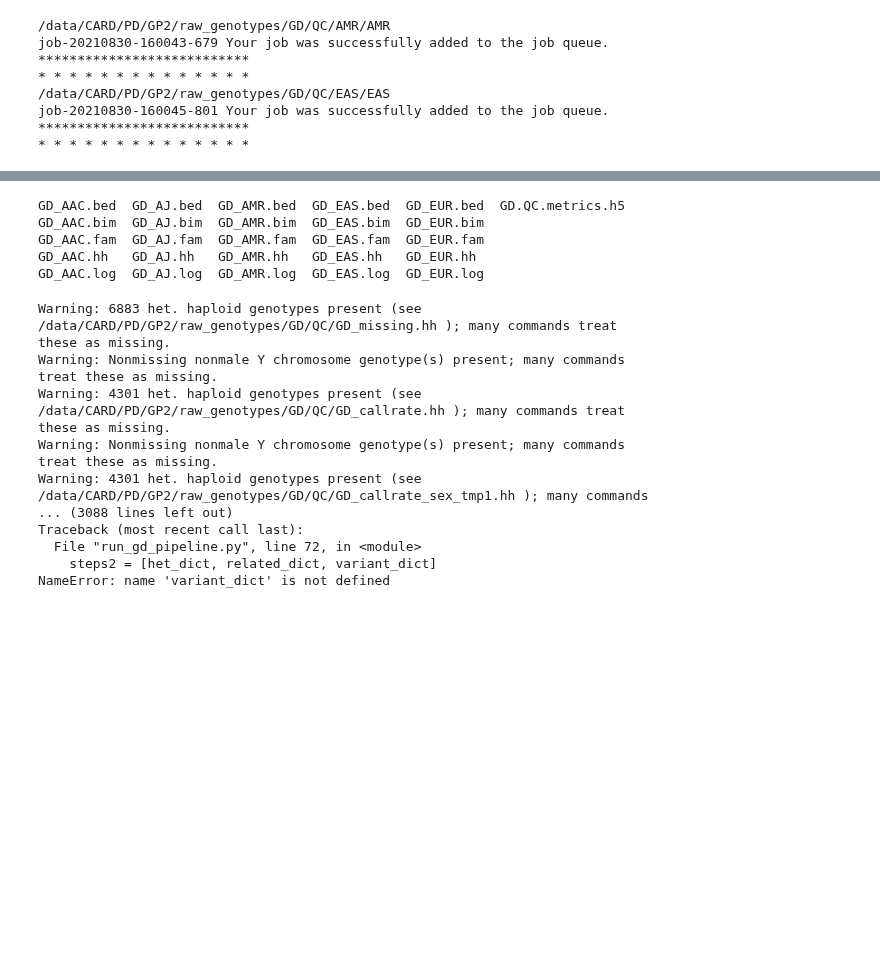
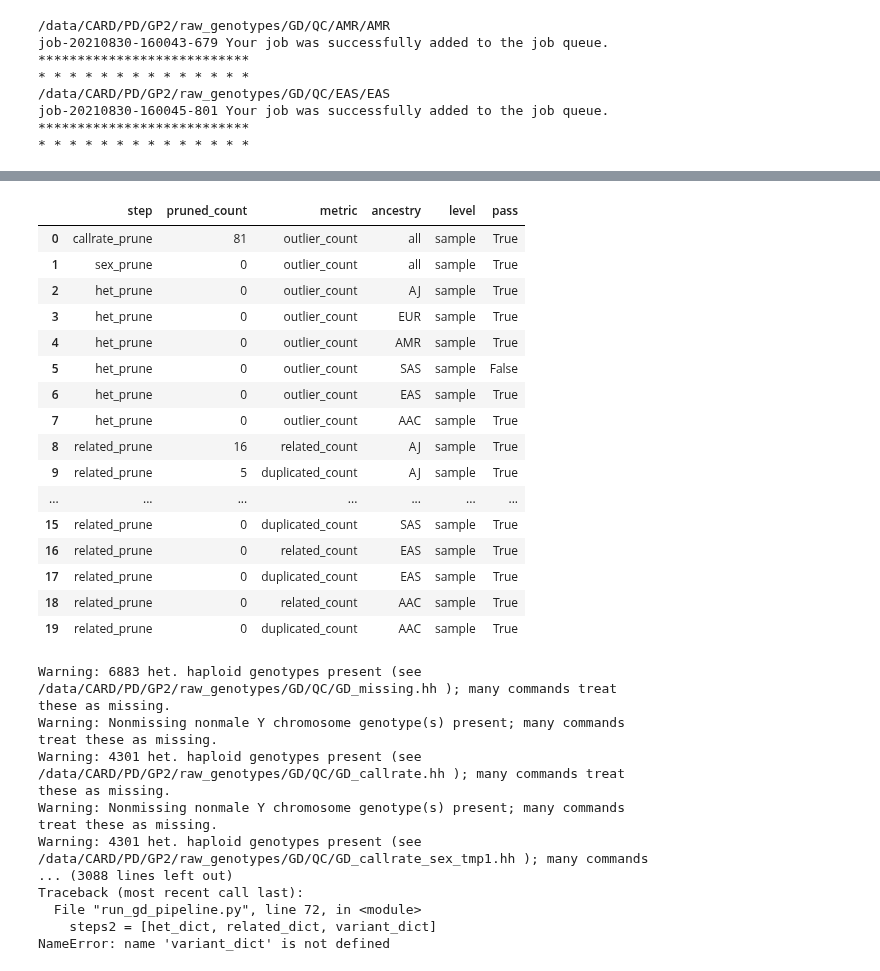
Before and after one commit to dvitale199/GenoTools, a Jupyter notebook: GP2_data_processing/GD_cohorts_processing.ipynb, the cells around one changed output, grey strips where cells are left out. Saved outputs shown, nothing was run; the diff lists cells and outputs as text; code cells hidden in the pictures; blank space fills up the shorter version.

```diff
--- a/GP2_data_processing/GD_cohorts_processing.ipynb
+++ b/GP2_data_processing/GD_cohorts_processing.ipynb
@@ -384,13 +319,25 @@ total_umap = pd.read_hdf(QC_metrics_path, key='total_umap')
 ref_umap = pd.read_hdf(QC_metrics_path, key='ref_umap')
 new_samples_umap = pd.read_hdf(QC_metrics_path, key='new_samples_umap')
 # %%
-!ls /data/CARD/PD/GP2/genotypes/GD/clean/
+metrics_df
 # %% [output]
-GD_AAC.bed  GD_AJ.bed  GD_AMR.bed  GD_EAS.bed  GD_EUR.bed  GD.QC.metrics.h5
-GD_AAC.bim  GD_AJ.bim  GD_AMR.bim  GD_EAS.bim  GD_EUR.bim
-GD_AAC.fam  GD_AJ.fam  GD_AMR.fam  GD_EAS.fam  GD_EUR.fam
-GD_AAC.hh   GD_AJ.hh   GD_AMR.hh   GD_EAS.hh   GD_EUR.hh
-GD_AAC.log  GD_AJ.log  GD_AMR.log  GD_EAS.log  GD_EUR.log
+|  | step | pruned_count | metric | ancestry | level | pass |
+| 0 | callrate_prune | 81 | outlier_count | all | sample | True |
+| 1 | sex_prune | 0 | outlier_count | all | sample | True |
+| 2 | het_prune | 0 | outlier_count | AJ | sample | True |
+| 3 | het_prune | 0 | outlier_count | EUR | sample | True |
+| 4 | het_prune | 0 | outlier_count | AMR | sample | True |
+| 5 | het_prune | 0 | outlier_count | SAS | sample | False |
+| 6 | het_prune | 0 | outlier_count | EAS | sample | True |
+| 7 | het_prune | 0 | outlier_count | AAC | sample | True |
+| 8 | related_prune | 16 | related_count | AJ | sample | True |
+| 9 | related_prune | 5 | duplicated_count | AJ | sample | True |
+| ... | ... | ... | ... | ... | ... | ... |
+| 15 | related_prune | 0 | duplicated_count | SAS | sample | True |
+| 16 | related_prune | 0 | related_count | EAS | sample | True |
+| 17 | related_prune | 0 | duplicated_count | EAS | sample | True |
+| 18 | related_prune | 0 | related_count | AAC | sample | True |
+| 19 | related_prune | 0 | duplicated_count | AAC | sample | True |
 # %%
 # !cat {swarm_scripts_dir}/logs/swarm_21042872_0.e
 !cat /data/CARD/PD/GP2/raw_genotypes/GD/swarm_scripts/logs/swarm_21059707_0.e
```
Also changed, not shown: parts of 8 cells of this notebook, 4 other files.
